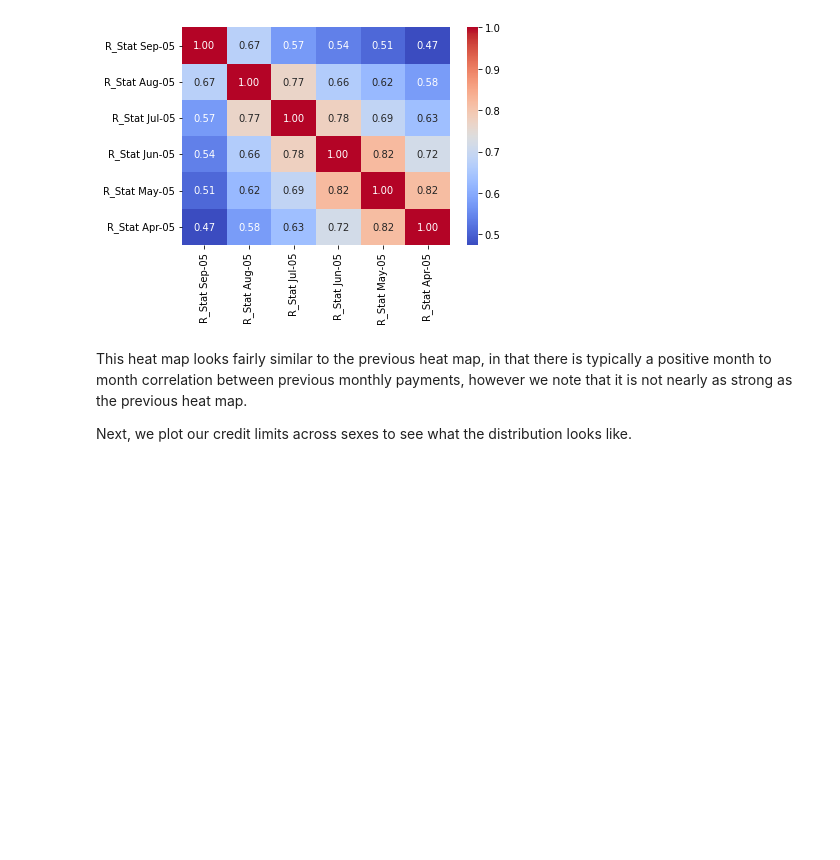
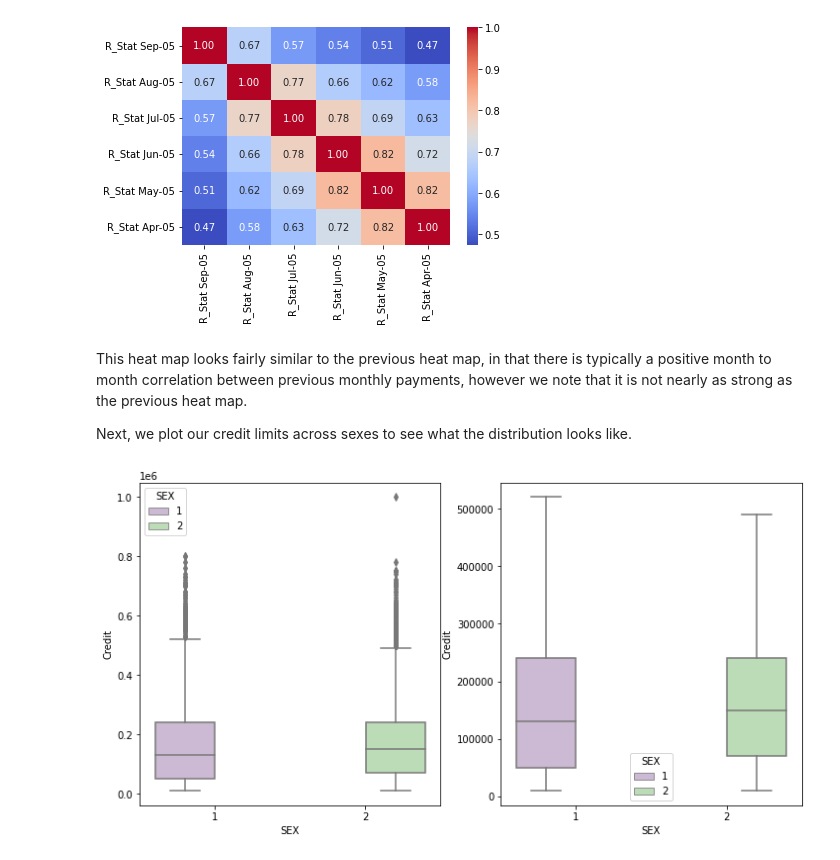
Before and after one commit to halle15/DATA-400_Final_Project, a Jupyter notebook: Final_Project.ipynb, the cells around one changed output. Drawn from its saved outputs; the diff is of its cells as text; code cells hidden in the pictures; blank space fills up the shorter version.

Commit message:
completed "data exploration and preprocessing"

```diff
--- a/Final_Project.ipynb
+++ b/Final_Project.ipynb
@@ -187,3 +187,11 @@ g = sns.heatmap(df[['R_Stat Sep-05', 'R_Stat Aug-05', 'R_Stat Jul-05', 'R_Stat J
 This heat map looks fairly similar to the previous heat map, in that there is typically a positive month to month correlation between previous monthly payments, however we note that it is not nearly as strong as the previous heat map.
 
 Next, we plot our credit limits across sexes to see what the distribution looks like.
+# %%
+import matplotlib.pyplot as plt
+fig, (ax1, ax2) = plt.subplots(ncols=2, figsize=(12,6))
+s = sns.boxplot(ax = ax1, x="SEX", y="Credit", hue="SEX",data=df, palette="PRGn",showfliers=True)
+s = sns.boxplot(ax = ax2, x="SEX", y="Credit", hue="SEX",data=df, palette="PRGn",showfliers=False)
+plt.show();
+# %% [output]
+[figure, added]
```
Also changed, not shown: parts of 11 cells of this notebook.
